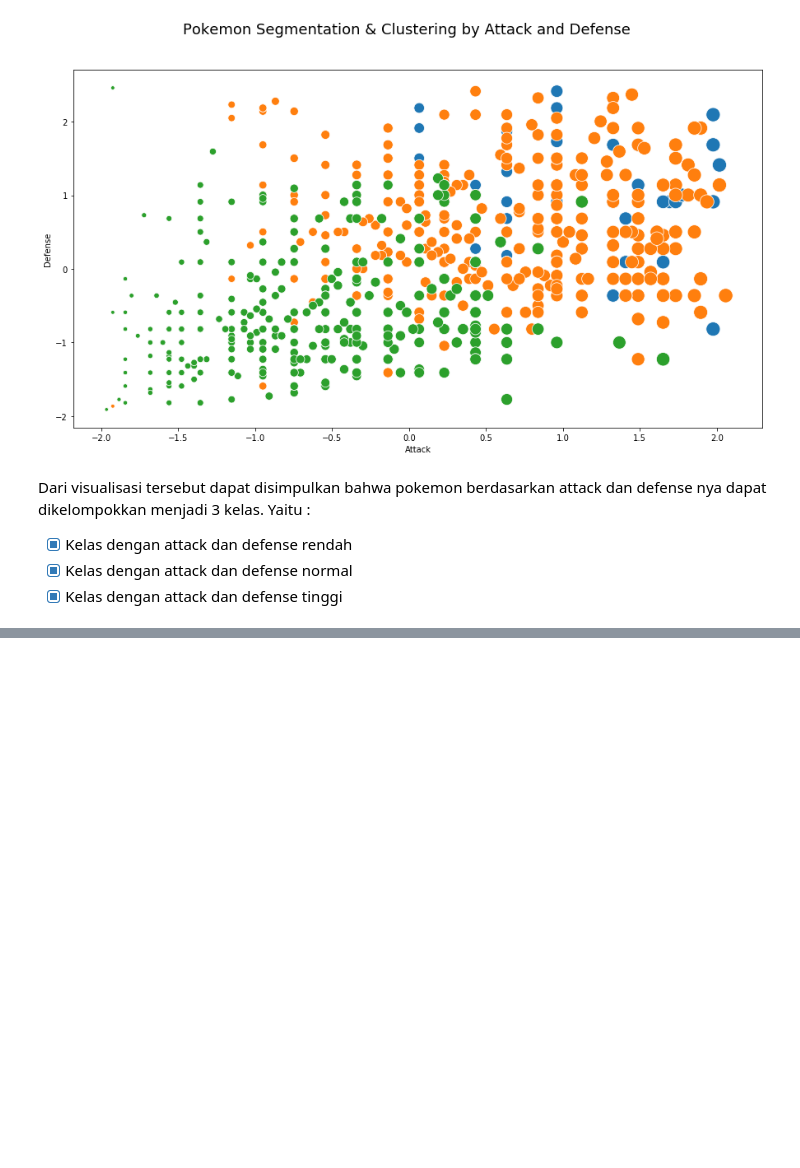
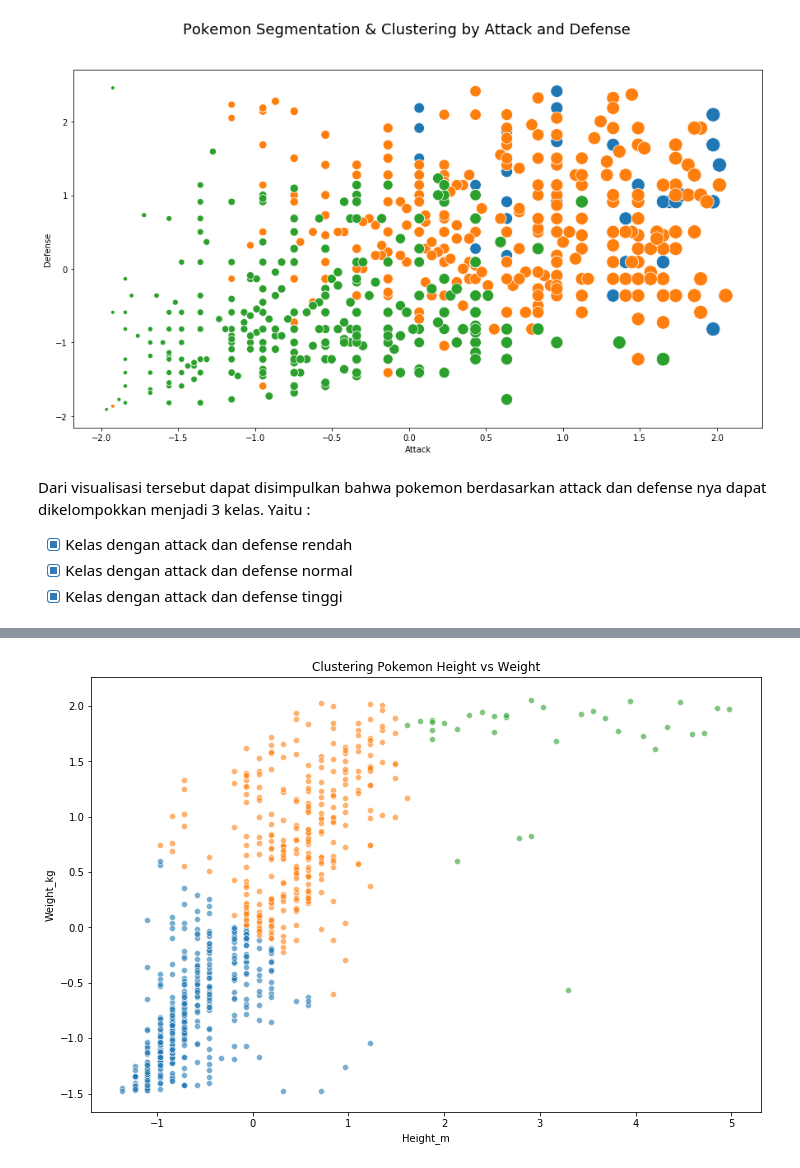
Before and after one commit to PhilipPurwoko/Pokemon-AI, a Jupyter notebook: notebook/Pokemon Segmentation Clustering.ipynb, the cells around one changed output, grey strips where cells are left out. Saved outputs shown, nothing was run; the diff lists cells and outputs as text; code cells hidden in the pictures; blank space fills up the shorter version.

```diff
--- a/notebook/Pokemon Segmentation Clustering.ipynb
+++ b/notebook/Pokemon Segmentation Clustering.ipynb
@@ -132,0 +165,6 @@ Dari visualisasi tersebut dapat disimpulkan bahwa pokemon berdasarkan attack dan
+# %%
+model = KMeans(n_clusters=3, random_state=42)
+model.fit(df_wei_hei_normal)
+
+df_weihei_copy = pd.DataFrame(df_wei_hei_normal, columns=df_wei_hei.columns)
+df_weihei_copy['Class'] = model.predict(df_weihei_copy)
@@ -132,0 +178,12 @@ Dari visualisasi tersebut dapat disimpulkan bahwa pokemon berdasarkan attack dan
+# %%
+def plot_per_cluster(ax, cluster):
+    curr_df = df_weihei_copy[df_weihei_copy['Class'] == cluster]
+    sns.scatterplot(curr_df['Height_m'], curr_df['Weight_kg'], alpha=0.6, ax=ax)
+# %%
+plt.figure(figsize=(12,8))
+plt.title('Clustering Pokemon Height vs Weight')
+for i in range(3):
+    plot_per_cluster(plt.gca(), i)
+plt.show()
+# %% [output]
+[figure, added]
```
Also changed, not shown: parts of 10 cells of this notebook.
